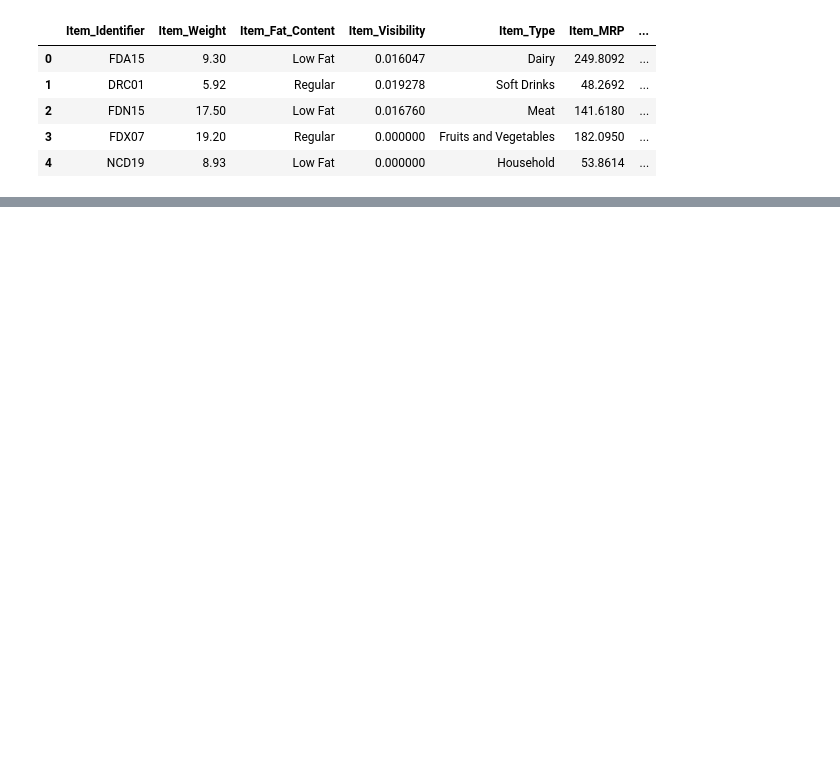
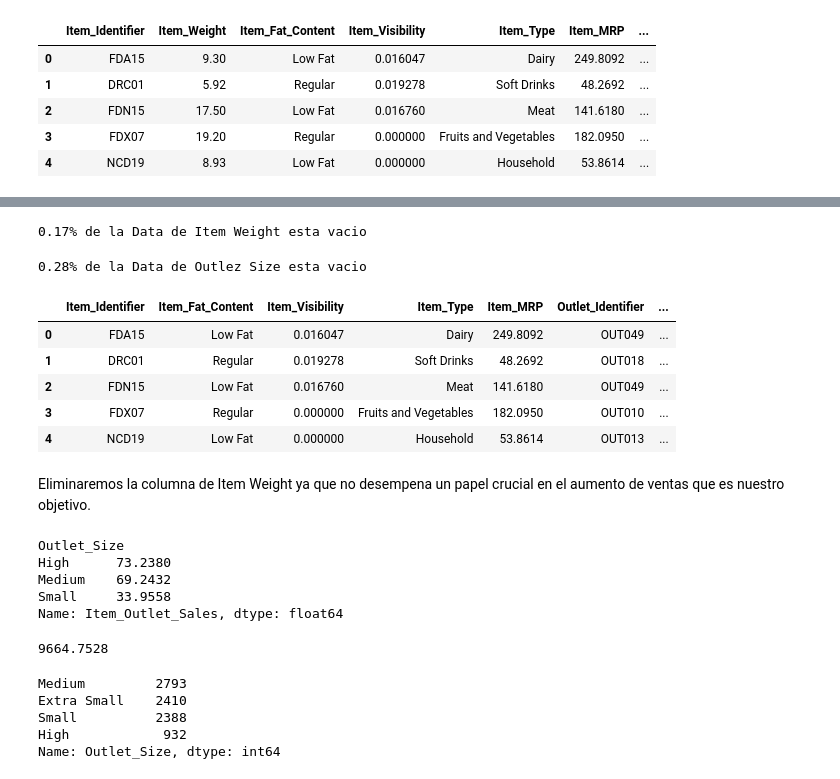
Before and after one commit to joseluisech/predicciones-de-ventas, a Jupyter notebook: predicciones_de_ventas.ipynb, the cells around one changed output, grey strips where cells are left out. Cells and saved outputs as stored; diff of their text form; code cells hidden in the pictures; blank space fills up the shorter version.

```diff
--- a/predicciones_de_ventas.ipynb
+++ b/predicciones_de_ventas.ipynb
@@ -15,0 +88,45 @@ df.head()
+# %%
+# 5) Decidan cómo abordar los valores faltantes y cómo hacerlo. (Esto requiere sus criterios, así que expliquen su elección).
+
+num_missing = df['Item_Weight'].isna().sum()
+
+total_rows = df.shape[0]
+
+percent_missing = num_missing / total_rows
+print(f'{percent_missing:.2f}% de la Data de Item Weight esta vacio')
+# %% [output]
+0.17% de la Data de Item Weight esta vacio
+# %%
+num_missing = df['Outlet_Size'].isna().sum()
+
+total_rows = df.shape[0]
+
+percent_missing = num_missing / total_rows
+print(f'{percent_missing:.2f}% de la Data de Outlez Size esta vacio')
+# %% [output]
+0.28% de la Data de Outlez Size esta vacio
+# %%
+df = df.drop(columns=['Item_Weight'])
+df.head()
+# %% [output]
+|  | Item_Identifier | Item_Fat_Content | Item_Visibility | Item_Type | Item_MRP | Outlet_Identifier | ... |
+| 0 | FDA15 | Low Fat | 0.016047 | Dairy | 249.8092 | OUT049 | ... |
+| 1 | DRC01 | Regular | 0.019278 | Soft Drinks | 48.2692 | OUT018 | ... |
+| 2 | FDN15 | Low Fat | 0.016760 | Meat | 141.6180 | OUT049 | ... |
+| 3 | FDX07 | Regular | 0.000000 | Fruits and Vegetables | 182.0950 | OUT010 | ... |
+| 4 | NCD19 | Low Fat | 0.000000 | Household | 53.8614 | OUT013 | ... |
+# %% [markdown]
+Eliminaremos la columna de Item Weight ya que no desempena un papel crucial en el aumento de ventas que es nuestro objetivo.
+# %%
+df.groupby('Outlet_Size')['Item_Outlet_Sales'].min()
+# %% [output]
+Outlet_Size
+High      73.2380
+Medium    69.2432
+Small     33.9558
+Name: Item_Outlet_Sales, dtype: float64
+# %%
+ventas_realizadas_outlet_na = df.loc[df['Outlet_Size'].isnull(), 'Item_Outlet_Sales'].max()
+print(ventas_realizadas_outlet_na)
+# %% [output]
+9664.7528
@@ -15,0 +136,8 @@ df.head()
+# %%
+df['Outlet_Size'].value_counts()
+# %% [output]
+Medium         2793
+Extra Small    2410
+Small          2388
+High            932
+Name: Outlet_Size, dtype: int64
```
Also changed, not shown: parts of 14 cells of this notebook.
